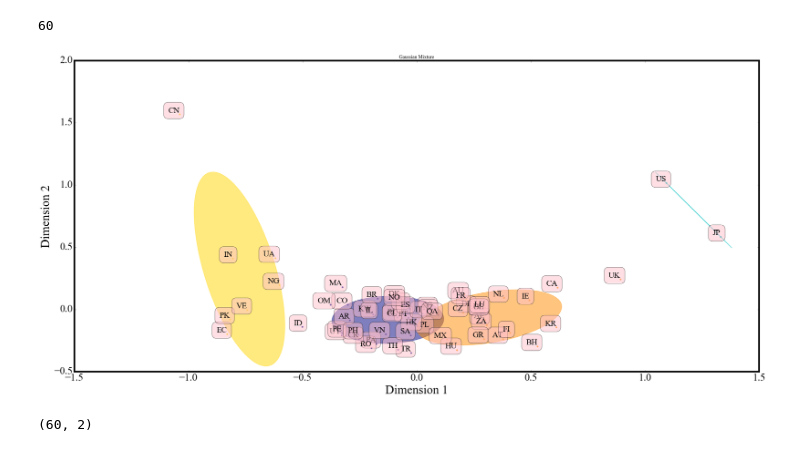
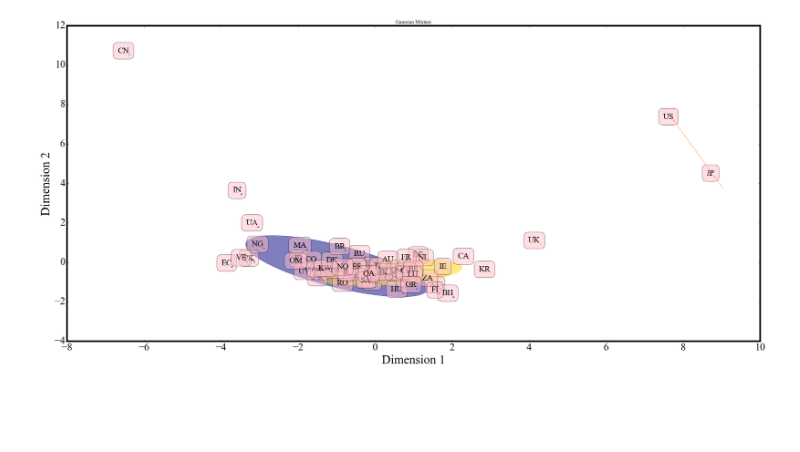
Before and after one commit to gmsardane/country_clustering, a Jupyter notebook: sem_clustering_with_local_data.ipynb, the cells around one changed output. Cells and saved outputs as stored; diff of their text form; code cells hidden in the pictures; blank space fills up the shorter version.

```diff
--- a/sem_clustering_with_local_data.ipynb
+++ b/sem_clustering_with_local_data.ipynb
@@ -129,7 +107,4 @@ xdata_unscaled = finalx[:]
 # %%
-index_ = xdata_unscaled.index
+index_ = data.index
 # %%
-cols = xdata_unscaled.columns
+cols = data.columns
-# %%
-scaler = MinMaxScaler()
-xdata = scaler.fit_transform(xdata_unscaled)
@@ -142,3 +111,10 @@ np.shape(xdata)
+# %%
+min_max_scaling = False
+if min_max_scaling:
+    scaler = MinMaxScaler()
+    xdata = scaler.fit_transform(data)
+else:
+    xdata = data[:]
 # %%
 xdata = pd.DataFrame(xdata)
 xdata.columns = cols
@@ -306,10 +267,6 @@ centers = clusterer.means_
 
 # Predict the cluster for each transformed sample data point
 sample_preds = clusterer.predict(small)
-# %%
-len(reduced_data)
-# %% [output]
-60
 # %%
 %matplotlib inline
 import pandas as pd
@@ -333,36 +290,32 @@ matplotlib.rc('ytick', labelsize=16)
 matplotlib.rcParams['axes.linewidth'] = 2.
 plt.rcParams['axes.linewidth'] = 4
 plt.rc('font', family='serif')
 plt.rc('font', serif='Times New Roman')
 fig_size = plt.rcParams["figure.figsize"]
 fig_size[0] = 30
 fig_size[1] = 30
 plt.rcParams["figure.figsize"] = fig_size
 
 import itertools
 from scipy import linalg
 import matplotlib.pyplot as plt
 import matplotlib as mpl
 color_iter = itertools.cycle(['navy', 'c', 'darkorange', 'gold',
                               'darkorange'])
 plot_results(reduced_data, preds, clusterer.means_, clusterer.covariances_, 0,
              'Gaussian Mixture')
 plt.xlabel('Dimension 1', fontsize=30)
 plt.ylabel('Dimension 2', fontsize=30)
 test = pd.DataFrame(reduced_data, columns=['Dimension1', 'Dimension2'])
 plt.xticks(fontsize=25)
 plt.yticks(fontsize=25)
-test['country'] = finalx.reset_index()['country']
+test['country'] = xdata.reset_index()['country']
 
 for label, x, y in zip(test['country'], test['Dimension1'], test['Dimension2']):
     plt.annotate(
         label,
         xy = (x, y), xytext = (0, 0), fontsize=20,
         textcoords = 'offset points', ha = 'right', va = 'bottom',
         bbox = dict(boxstyle = 'round,pad=0.55', fc = 'pink', alpha = 0.5))
 # %% [output]
-[figure, old version]
+[figure, new version]
-# %%
-np.shape(reduced_data)
-# %% [output]
-(60, 2)
```
Also changed, not shown: parts of 17 cells of this notebook.
